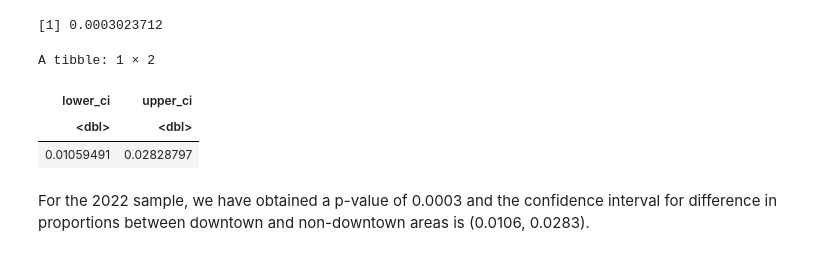
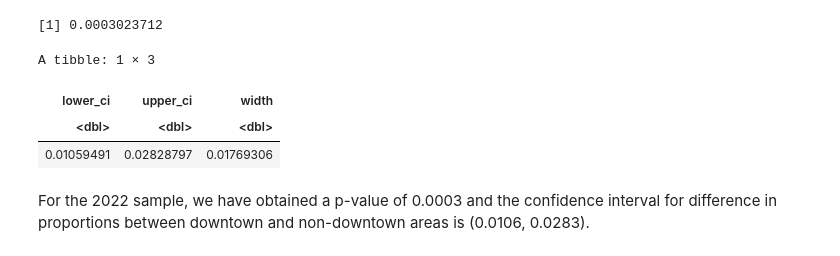
Before and after one commit to AllenCheng5186/STAT201-Group16-Group-Project, a Jupyter notebook: ProjectWriteUp.ipynb, the cells around one changed output. Drawn from its saved outputs; the diff is of its cells as text; code cells hidden in the pictures.

Commit message:
Table capture

```diff
--- a/ProjectWriteUp.ipynb
+++ b/ProjectWriteUp.ipynb
@@ -353,15 +371,16 @@ p_value
 # %%
 # obtaining the confidence interval for difference in proportions (downtown - non-downtown)
 conf_interval <- tibble(
     lower_ci = results$conf.low,
-    upper_ci = results$conf.high
+    upper_ci = results$conf.high,
+    width = upper_ci - lower_ci
 )
 conf_interval
 # %% [output]
-A tibble: 1 × 2
+A tibble: 1 × 3
-| lower_ci | upper_ci |
-| <dbl> | <dbl> |
-| 0.01059491 | 0.02828797 |
+| lower_ci | upper_ci | width |
+| <dbl> | <dbl> | <dbl> |
+| 0.01059491 | 0.02828797 | 0.01769306 |
 # %% [markdown]
 For the 2022 sample, we have obtained a p-value of 0.0003 and the confidence interval for difference in proportions between downtown and non-downtown areas is (0.0106, 0.0283).
 # %% [markdown]
```
Also changed, not shown: parts of 15 cells of this notebook.
